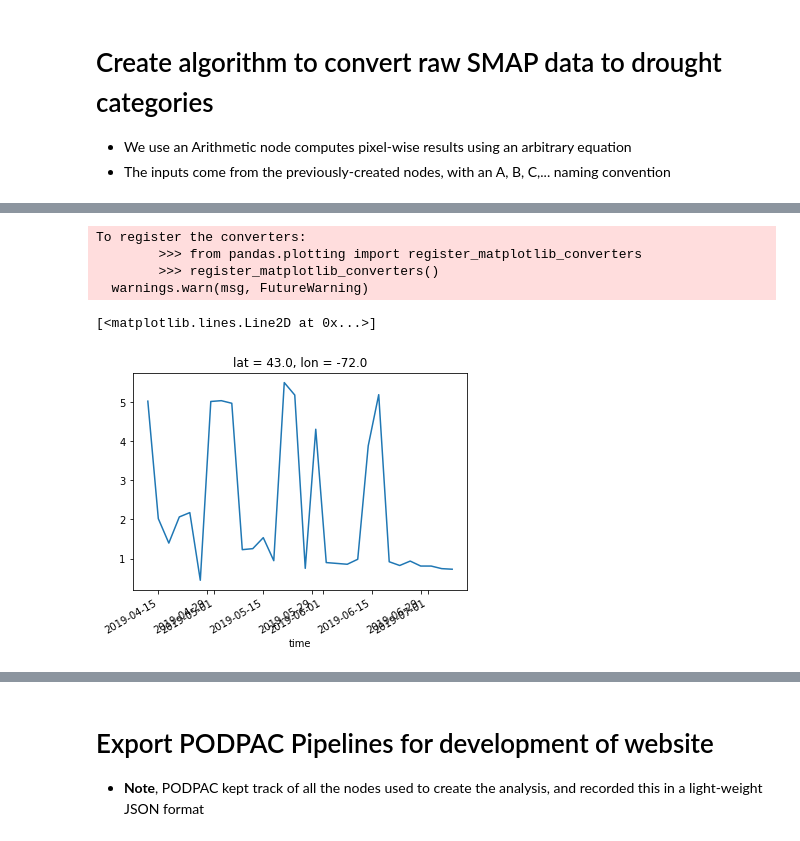
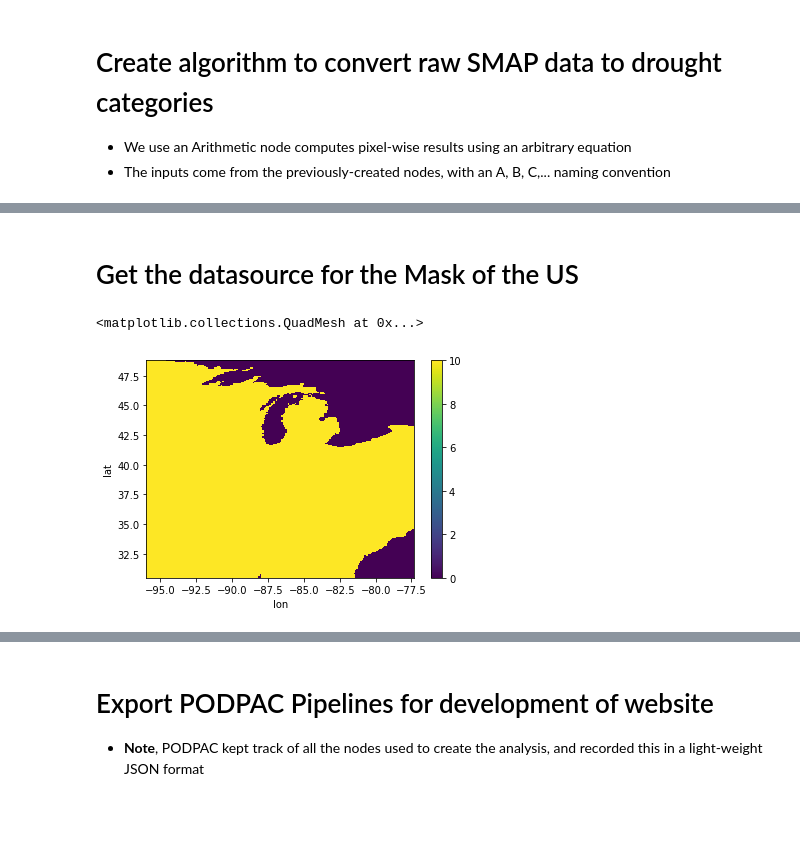
Before and after one commit to creare-com/podpac-drought-monitor, a Jupyter notebook: notebooks/new/Drought-Monitor-Pipeline.ipynb, the cells around one changed output, grey strips where cells are left out. Cells and saved outputs as stored; diff of their text form; code cells hidden in the pictures; blank space fills up the shorter version.

Commit message:
ENH: Update SMAP Drought monitor to cover the globe.

```diff
--- a/notebooks/new/Drought-Monitor-Pipeline.ipynb
+++ b/notebooks/new/Drought-Monitor-Pipeline.ipynb
@@ -21,0 +36,9 @@ from podpac.algorithm import YearSubstituteCoordinates, Arithmetic
+# %%
+# Test coordinates
+coords_time = d0_src.coordinates[301, 1000, :]
+coords_space = d0_src.coordinates[200:400, 900:1100, 128]
+
+coords_time2 = podpac.coordinates.merge_dims(
+    [coords_time.drop('time'), podpac.Coordinates([podpac.crange('2019-01-01', '2019-05-19', '1,D', 'time')])])
+coords_space2 = podpac.coordinates.merge_dims(
+    [coords_space.drop('time'), podpac.Coordinates(['2019-05-19'], ['time'])])
@@ -95,0 +81,19 @@ smap = podpac.compositor.OrderedCompositor(sources=[smap_e_am,
+# %%
+smap_file = 'SMAP_CHUNKED32.zarr'
+smap_source = 's3://{bucket}/{smap_file}'.format(bucket=bucket, smap_file=smap_file)
+
+kwargs = {
+    'source': smap_source,
+    'crs': 'epsg:4326', 'nan_vals': [-9999],
+    'interpolation':{
+        'method': 'nearest',
+        'params': {
+              'time_tolerance': np.timedelta64(1, 'D')
+        }
+    }
+}
+smap_e_am_raw = podpac.data.Zarr(data_key='Soil_Moisture_Retrieval_Data_AM/soil_moisture', **kwargs)
+smap_e_am_qf = podpac.data.Zarr(data_key='Soil_Moisture_Retrieval_Data_AM/retrieval_qual_flag', **kwargs)
+smap_e_am = podpac.algorithm.Mask(source=smap_e_am_raw, mask=smap_e_am_qf, bool_op='>', bool_val=1, in_place=True)
+smap_e = podpac.algorithm.ExpandCoordinates(source=smap_e_am, time=("-8,D", "0,D", "1,D"))
+smap = podpac.algorithm.Mean(source=smap_e, dims="time", style=d0_src.style)
@@ -129,9 +131,11 @@ o = alg.eval(coords)
+# %% [markdown]
+# Get the datasource for the Mask of the US
+# %%
+mask_us = podpac.data.Zarr(data_key='maskUS', source=smap_source)
+# %%
+o_m = mask_us.eval(coords_space2)
 # %%
-o.plot()
+o_m.plot()
 # %% [output]
-To register the converters:
-        >>> from pandas.plotting import register_matplotlib_converters
-        >>> register_matplotlib_converters()
-  warnings.warn(msg, FutureWarning)
+<matplotlib.collections.QuadMesh at 0x...>
-[<matplotlib.lines.Line2D at 0x...>]
-[figure, old version]
+[figure, new version]
```
Also changed, not shown: parts of 27 cells of this notebook, 20 other files.
